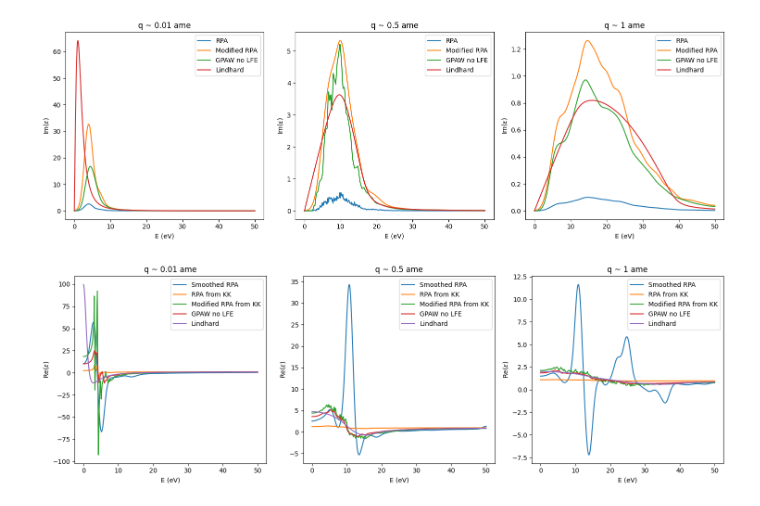
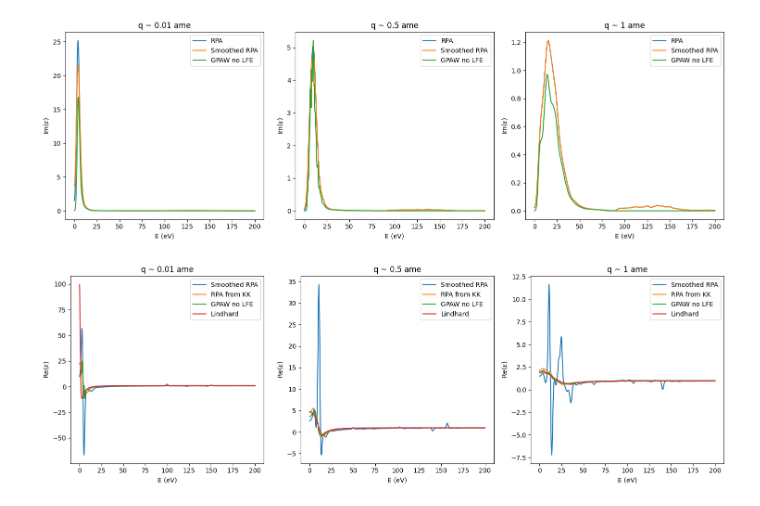
Before and after one commit to meganhott/QCDark2, a Jupyter notebook: plots.ipynb, the cells around one changed output. Drawn from its saved outputs; the diff is of its cells as text; code cells hidden in the pictures.

```diff
--- a/plots.ipynb
+++ b/plots.ipynb
@@ -16,23 +16,23 @@ E = np.arange(0, 50+parmt.dE, parmt.dE) #eV
 # %%
 #RPA
-binned_eps = np.load('test_resources/epsilon_1q_50E_tz_6/binned_eps.npy')
+binned_eps = np.load('test_resources/epsilon_1q_200E_tz_6/binned_eps.npy')
 bin_centers = gen_bin_centers(q_max=1)
 eps = epsilon_r(bin_centers, binned_eps)
 # %%
 #RPA Kramers-Kronig
 from scipy.ndimage import gaussian_filter1d
 
-def kk_1d(eps, E, n_q, filter=True):
+def kk_1d(eps, E, n_q, corr=False):
     eps_im = np.imag(eps[n_q,:])
-    if filter:
-        eps_im = gaussian_filter1d(eps_im,10)
     eps_re = np.zeros_like(eps_im)
     for n, En in enumerate(E):
         E_pv = np.delete(E, n) #removes Ei = En for principal value
         eps_re[n] = 2/np.pi*parmt.dE*(sum([Ei*eps_im[i]/(Ei**2-En**2) for i,Ei in enumerate(E_pv)]) - 0.5*(E_pv[0]*eps_im[0]/(E_pv[0]**2-En**2) + E_pv[-1]*eps_im[-1]/(E_pv[-1]**2-En**2)))#trapezoid rule
+    if corr:
+        eps_re = eps_re*4*np.pi
     return eps_re + 1
 
-def kk_2d(eps, E, n_E, filter=True):
+def kk_2d(eps, E, n_E, corr=False):
     eps_im = np.imag(eps)
     if filter:
         for q_i in range(eps.shape[0]): #for each q
@@ -44,6 +44,8 @@ def kk_2d(eps, E, n_E, filter=True):
         eps_im_pv = np.delete(eps_im, n, axis=1)
 
         eps_re[:,n] = 2/np.pi*parmt.dE*(np.sum(E_pv[None,:] * eps_im_pv / (E_pv[None,:]**2 - En**2), axis=1) - 0.5*(E_pv[None,0]*eps_im_pv[:,0]/(E_pv[None,0]**2-En**2) + E_pv[None,-1]*eps_im_pv[:,-1]/(E_pv[None,-1]**2-En**2))) #trapezoid rule
+    if corr:
+        eps_re = eps_re*4*np.pi
     return eps_re + 1
 # %%
 #DarkELF
@@ -158,11 +160,11 @@ plt.tight_layout()
 # %%
 #Kramers-Kronig RPA
-eps_kk_re = kk_2d(eps, E, E.shape[0], filter=False)
+eps_kk_re = kk_2d(eps, E, E.shape[0], corr=True)
 
 fig, ax = plt.subplots(1,3, figsize=(15,5))
 im0 = ax[0].pcolormesh(E, q, np.imag(eps), cmap=c, norm=matplotlib.colors.SymLogNorm(th, vmin=-im_max, vmax=im_max))
 im1 = ax[1].pcolormesh(E, q, np.real(eps), cmap=c, norm=matplotlib.colors.SymLogNorm(th, vmin=-re_max, vmax=re_max))
-im2 = ax[2].pcolormesh(E, q, (eps_kk_re-1)*4*np.pi+1, cmap=c, norm=matplotlib.colors.SymLogNorm(th, vmin=-re_max, vmax=re_max))
+im2 = ax[2].pcolormesh(E, q, eps_kk_re, cmap=c, norm=matplotlib.colors.SymLogNorm(th, vmin=-re_max, vmax=re_max))
 #Note modification to Re from KK in last plot - could we get something reasonable if constant multiplying chi is fixed?
 
 ax[0].set_title(r'RPA Im($\epsilon$)')
@@ -176,0 +179,13 @@ plt.tight_layout()
+# %%
+#Kramers-Kronig RPA
+fig, ax = plt.subplots(1, 2, figsize=(10,5))
+im0 = ax[0].pcolormesh(E[:int(50/parmt.dE)], q, np.real(eps[:,:int(50/parmt.dE)]), cmap=c, norm=matplotlib.colors.SymLogNorm(th, vmin=-re_max, vmax=re_max))
+im1 = ax[1].pcolormesh(E[:int(50/parmt.dE)], q, eps_kk_re[:,:int(50/parmt.dE)], cmap=c, norm=matplotlib.colors.SymLogNorm(th, vmin=-re_max, vmax=re_max))
+#Note modification to Re from KK in last plot - could we get something reasonable if constant multiplying chi is fixed?
+
+ax[0].set_title(r'RPA Re($\epsilon$)')
+ax[1].set_title(r'RPA Re($\epsilon$) from KK')
+for i in [0,1]:
+    ax[i].set_xlabel('E (eV)')
+    ax[i].set_ylabel(r'q ($\alpha m_e$)')
+plt.tight_layout()
@@ -181,24 +198,24 @@ from scipy.ndimage import gaussian_filter1d
 #Nonlinear factor to make RPA match GPAW and Lindhard
 
 fig, ax = plt.subplots(1,3, figsize=(15,5))
-ax[0].plot(E, gaussian_filter1d(np.imag(eps[0,:]),10), label='RPA')
-ax[0].plot(E, 4*np.pi*gaussian_filter1d(np.imag(eps[0,:]),10), label='Modified RPA')
+ax[0].plot(E, 4*np.pi*np.imag(eps[0,:]), label='RPA')
+ax[0].plot(E, 4*np.pi*gaussian_filter1d(np.imag(eps[0,:]),10), label='Smoothed RPA')
 ax[0].plot(E, gaussian_filter1d(darkelf_gpaw.eps2(E, 0.01*alpha*mElectron),10), label='GPAW no LFE')
-ax[0].plot(E, np.imag(eps_l[0,:]), label='Lindhard')
+#ax[0].plot(E, np.imag(eps_l[0,:]), label='Lindhard')
 ax[0].set_title('q ~ 0.01 ame')
 ax[0].legend()
 
-ax[1].plot(E, np.imag(eps[25,:]), label='RPA')
-ax[1].plot(E, 4*np.pi*gaussian_filter1d(np.imag(eps[25,:]),10), label='Modified RPA')
+ax[1].plot(E, 4*np.pi*np.imag(eps[25,:]), label='RPA')
+ax[1].plot(E, 4*np.pi*gaussian_filter1d(np.imag(eps[25,:]),10), label='Smoothed RPA')
 ax[1].plot(E, darkelf_gpaw.eps2(E, 0.5*alpha*mElectron), label='GPAW no LFE')
-ax[1].plot(E, np.imag(eps_l[25,:]), label='Lindhard')
+#ax[1].plot(E, np.imag(eps_l[25,:]), label='Lindhard')
 ax[1].set_title('q ~ 0.5 ame')
 ax[1].legend()
 
-ax[2].plot(E, gaussian_filter1d(np.imag(eps[-1,:]),10), label='RPA')
-ax[2].plot(E, 4*np.pi*gaussian_filter1d(np.imag(eps[-1,:]),10), label='Modified RPA')
+ax[2].plot(E, 4*np.pi*gaussian_filter1d(np.imag(eps[-1,:]),10), label='RPA')
+ax[2].plot(E, 4*np.pi*gaussian_filter1d(np.imag(eps[-1,:]),10), label='Smoothed RPA')
 ax[2].plot(E, gaussian_filter1d(darkelf_gpaw.eps2(E, 1*alpha*mElectron),10), label='GPAW no LFE')
-ax[2].plot(E, np.imag(eps_l[-1,:]), label='Lindhard')
+#ax[2].plot(E, np.imag(eps_l[-1,:]), label='Lindhard')
 ax[2].set_title('q ~ 1 ame')
 ax[2].legend()
 
@@ -208,39 +225,36 @@ for i in [0,1,2]:
 plt.tight_layout()
 plt.show()
 # %% [output]
-[figure, old version]
+[figure, new version]
 # %%
 #Re plots
 
 fig, ax = plt.subplots(1,3, figsize=(15,5))
 ax[0].plot(E, gaussian_filter1d(np.real(eps[0,:]),10), label='Smoothed RPA')
 ax[0].plot(E, eps_kk_re[0], label='RPA from KK')
-ax[0].plot(E, (eps_kk_re[0]-1)*4*np.pi+1, label='Modified RPA from KK')
 ax[0].plot(E, darkelf_gpaw.eps1(E, 0.01*alpha*mElectron), label='GPAW no LFE')
 ax[0].plot(E, np.real(eps_l[0,:]), label='Lindhard')
 ax[0].set_title('q ~ 0.01 ame')
 ax[0].legend()
 
 ax[1].plot(E, gaussian_filter1d(np.real(eps[25,:]),10), label='Smoothed RPA')
 ax[1].plot(E, eps_kk_re[25], label='RPA from KK')
-ax[1].plot(E, (eps_kk_re[25]-1)*4*np.pi+1, label='Modified RPA from KK')
 ax[1].plot(E, darkelf_gpaw.eps1(E, 0.5*alpha*mElectron), label='GPAW no LFE')
 ax[1].plot(E, np.real(eps_l[25,:]), label='Lindhard')
 ax[1].set_title('q ~ 0.5 ame')
 ax[1].legend()
 
 ax[2].plot(E, gaussian_filter1d(np.real(eps[-1,:]),10), label='Smoothed RPA')
 ax[2].plot(E, eps_kk_re[-1], label='RPA from KK')
-ax[2].plot(E, (eps_kk_re[-1]-1)*4*np.pi+1, label='Modified RPA from KK')
 ax[2].plot(E, darkelf_gpaw.eps1(E, 1*alpha*mElectron), label='GPAW no LFE')
 ax[2].plot(E, np.real(eps_l[-1,:]), label='Lindhard')
 ax[2].set_title('q ~ 1 ame')
 ax[2].legend()
 
 for i in [0,1,2]:
     ax[i].set_xlabel('E (eV)')
     ax[i].set_ylabel(r'Re($\epsilon)$')
 plt.tight_layout()
 plt.show()
 # %% [output]
-[figure, old version]
+[figure, new version]
```
Also changed, not shown: parts of 5 cells of this notebook, 1 other file.
